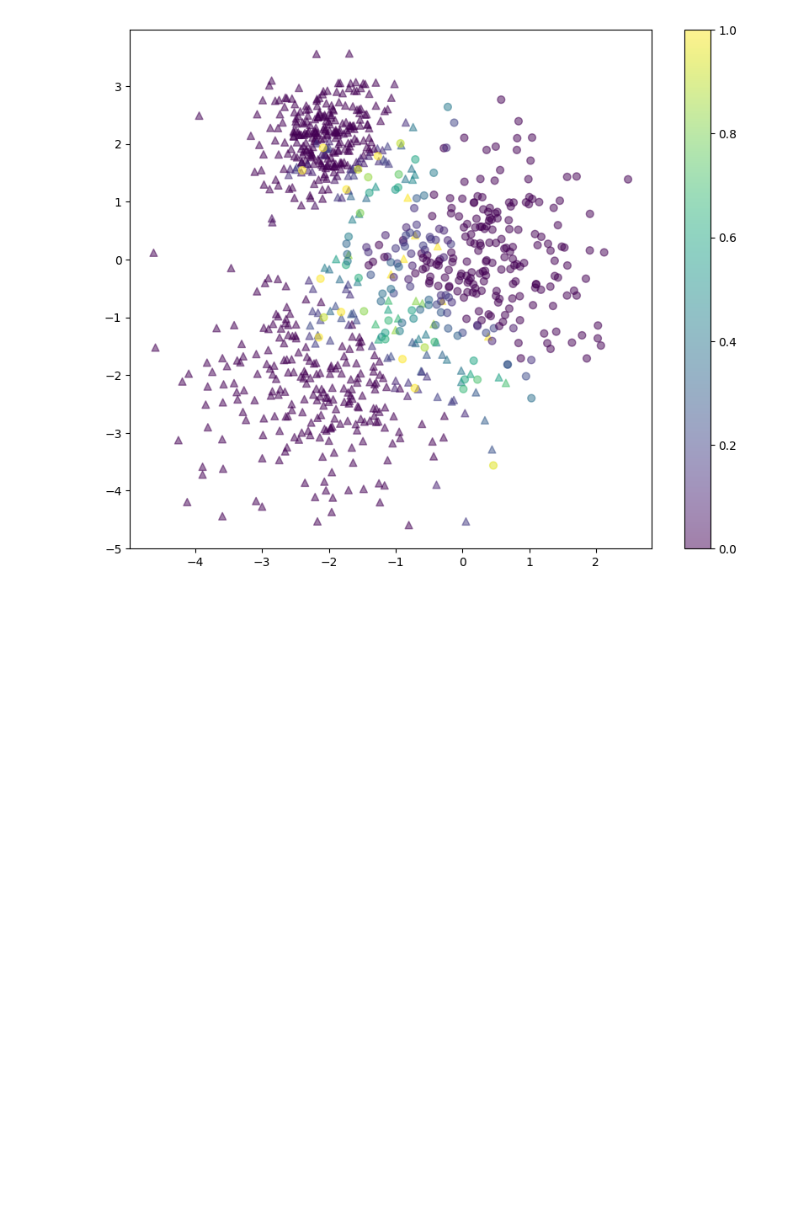
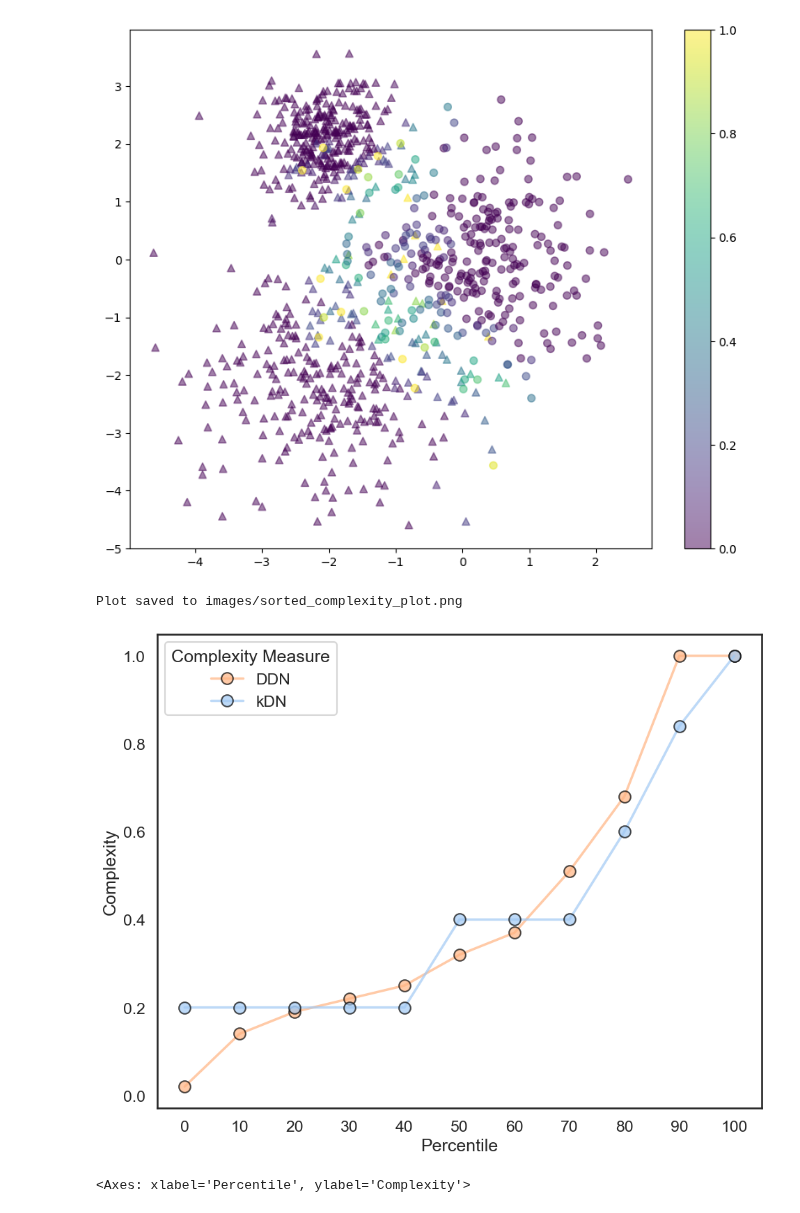
Before and after one commit to URJCDSLab/dynamic_disagreeing_neighbors, a Jupyter notebook: notebooks/3_artificial_data.ipynb, the cells around one changed output. Saved outputs shown, nothing was run; the diff lists cells and outputs as text; code cells hidden in the pictures; blank space fills up the shorter version.

```diff
--- a/notebooks/3_artificial_data.ipynb
+++ b/notebooks/3_artificial_data.ipynb
@@ -453,3 +454,9 @@ plt.colorbar()
 plt.show()
 # %% [output]
 [figure]
+# %%
+plot_decile_distribution()
+# %% [output]
+Plot saved to images/sorted_complexity_plot.png
+[figure, added]
+<Axes: xlabel='Percentile', ylabel='Complexity'>
```
Also changed, not shown: parts of 4 cells of this notebook, 4 other files.
